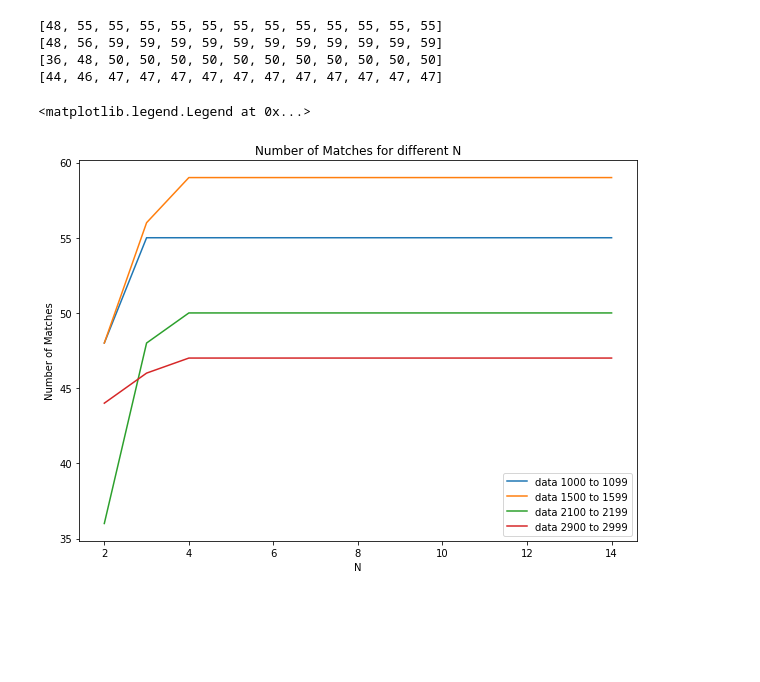
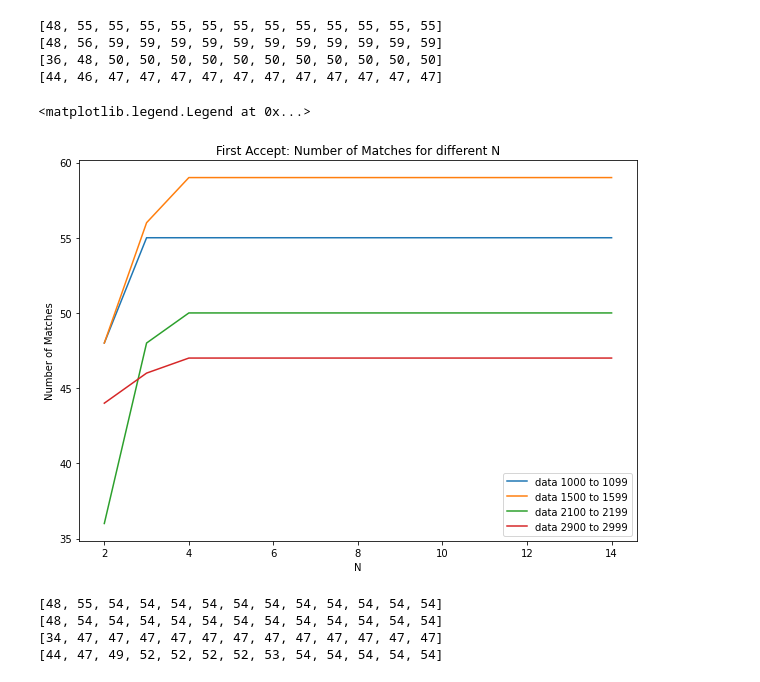
Before and after one commit to Mingtaros/Kidney-Exchange-Match-Mapping-System, a Jupyter notebook: Experiment.ipynb, the cells around one changed output. Drawn from its saved outputs; the diff is of its cells as text; code cells hidden in the pictures; blank space fills up the shorter version.

```diff
--- a/Experiment.ipynb
+++ b/Experiment.ipynb
@@ -17,6 +18,8 @@ ranges = [(100 * i, 100 * i + 99) for i in range(30)]
 edmond_matches = []
 first_accept_matches3 = []
 first_accept_matches10 = []
+priority_based3 = []
+priority_based10 = []
 
 for each_range in ranges:
     pairs_data = read_pairs_db(each_range[0], each_range[1])
@@ -30,14 +33,24 @@ for each_range in ranges:
     edmond_matches.append(edmond.get_num_of_matched_pairs())
 
     # First Accept N Way with n = 3
-    fanway3 = FirstAcceptNWayExchange(3, 'maximum')
+    fanway3 = FirstAcceptNWay(3, 'maximum')
     fanway3.finalize_exchange(grph)
     first_accept_matches3.append(fanway3.get_num_of_matched_pairs())
 
     # First Accept N Way with n = 10
-    fanway10 = FirstAcceptNWayExchange(10, 'maximum')
+    fanway10 = FirstAcceptNWay(10, 'maximum')
     fanway10.finalize_exchange(grph)
     first_accept_matches10.append(fanway10.get_num_of_matched_pairs())
+
+    # Priority Based N Way with n = 3
+    pbnway3 = PriorityBasedNWay(3, 'maximum')
+    pbnway3.finalize_exchange(grph)
+    priority_based3.append(pbnway3.get_num_of_matched_pairs())
+
+    # Priority Based N Way with n = 10
+    pbnway10 = PriorityBasedNWay(10, 'maximum')
+    pbnway10.finalize_exchange(grph)
+    priority_based10.append(pbnway10.get_num_of_matched_pairs())
 # %%
 plt.figure(figsize=(10, 7))
 
@@ -56,4 +83,6 @@ plt.legend()
 # %%
+# Firsh Accept
+
 different_n_1000_1099 = []
 different_n_1500_1599 = []
 different_n_2100_2199 = []
@@ -76,19 +105,19 @@ grph4 = DirectedGraph(pairs_data4)
 grph4.get_cycles()
 
 for n in range(2, 15):
-    fanway1 = FirstAcceptNWayExchange(n, 'maximum')
+    fanway1 = FirstAcceptNWay(n, 'maximum')
     fanway1.finalize_exchange(grph1)
     different_n_1000_1099.append(fanway1.get_num_of_matched_pairs())
 
-    fanway2 = FirstAcceptNWayExchange(n, 'maximum')
+    fanway2 = FirstAcceptNWay(n, 'maximum')
     fanway2.finalize_exchange(grph2)
     different_n_1500_1599.append(fanway2.get_num_of_matched_pairs())
 
-    fanway3 = FirstAcceptNWayExchange(n, 'maximum')
+    fanway3 = FirstAcceptNWay(n, 'maximum')
     fanway3.finalize_exchange(grph3)
     different_n_2100_2199.append(fanway3.get_num_of_matched_pairs())
 
-    fanway4 = FirstAcceptNWayExchange(n, 'maximum')
+    fanway4 = FirstAcceptNWay(n, 'maximum')
     fanway4.finalize_exchange(grph4)
     different_n_2900_2999.append(fanway4.get_num_of_matched_pairs())
 # %%
@@ -104,21 +133,21 @@ print(different_n_2900_2999)
 # %%
 plt.figure(figsize=(10, 7))
 
-plt.title("Number of Matches for different N")
+plt.title("First Accept: Number of Matches for different N")
 plt.xlabel("N")
 plt.ylabel("Number of Matches")
 
 sns.lineplot(y=different_n_1000_1099, x=range(2,15))
 sns.lineplot(y=different_n_1500_1599, x=range(2,15))
 sns.lineplot(y=different_n_2100_2199, x=range(2,15))
 sns.lineplot(y=different_n_2900_2999, x=range(2,15))
 
 plt.legend([
     "data 1000 to 1099",
     "data 1500 to 1599",
     "data 2100 to 2199",
     "data 2900 to 2999"
 ])
 # %% [output]
 <matplotlib.legend.Legend at 0x...>
-[figure, old version]
+[figure, new version]
@@ -124,0 +194,10 @@ plt.legend([
+# %%
+print(pb_different_n_1000_1099)
+print(pb_different_n_1500_1599)
+print(pb_different_n_2100_2199)
+print(pb_different_n_2900_2999)
+# %% [output]
+[48, 55, 54, 54, 54, 54, 54, 54, 54, 54, 54, 54, 54]
+[48, 54, 54, 54, 54, 54, 54, 54, 54, 54, 54, 54, 54]
+[34, 47, 47, 47, 47, 47, 47, 47, 47, 47, 47, 47, 47]
+[44, 47, 49, 52, 52, 52, 52, 53, 54, 54, 54, 54, 54]
```
Also changed, not shown: parts of 5 cells of this notebook, 7 other files.
